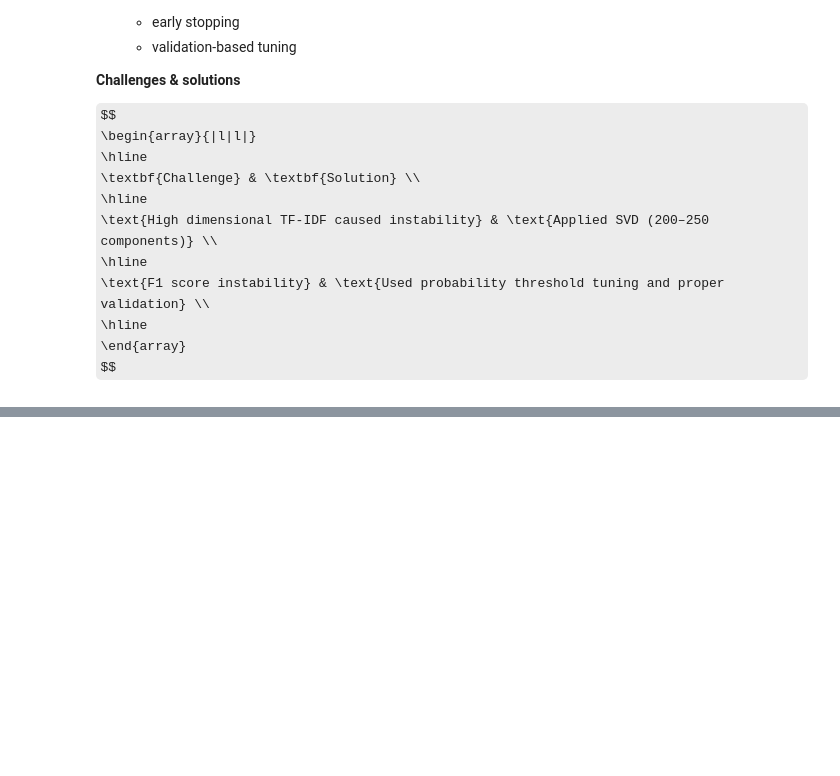
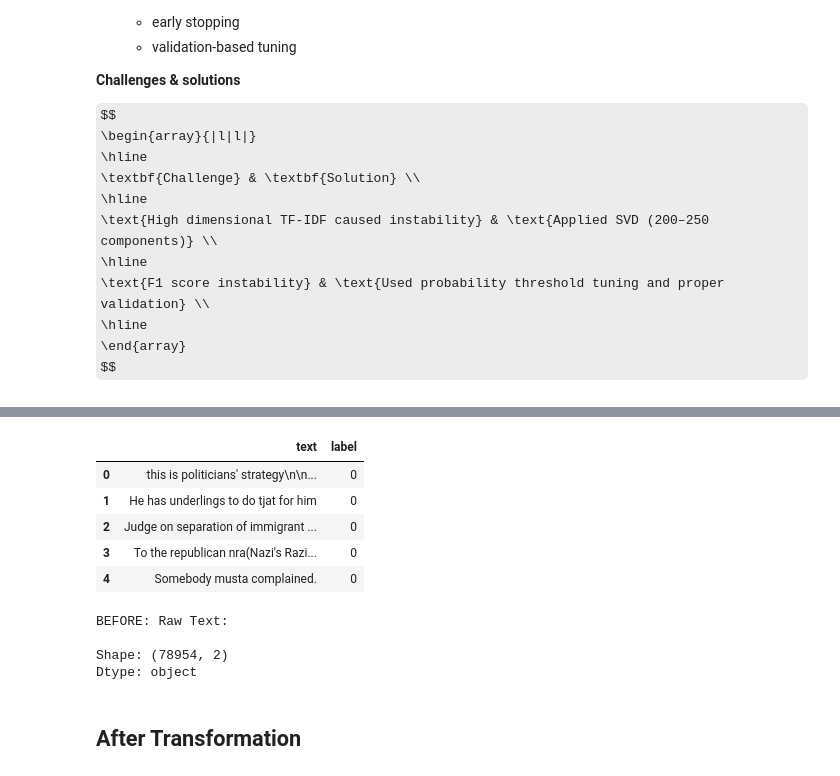
Before and after one commit to glenpaulson/toxicity-mining-nlp, a Jupyter notebook: Notebooks/Milestone_3/ToxicityMining_LightGBM.ipynb, the cells around one changed output, grey strips where cells are left out. Saved outputs shown, nothing was run; the diff lists cells and outputs as text; code cells hidden in the pictures; some formulas as TeX source; blank space fills up the shorter version.

```diff
--- a/Notebooks/Milestone_3/ToxicityMining_LightGBM.ipynb
+++ b/Notebooks/Milestone_3/ToxicityMining_LightGBM.ipynb
@@ -676,0 +687,23 @@ $$
+# %%
+import pandas as pd
+df_raw = pd.read_csv('/content/combined_model_dataset.csv')
+df_raw[['text', 'label']].head()
+# %% [output]
+|  | text | label |
+| 0 | this is politicians' strategy\n\n... | 0 |
+| 1 | He has underlings to do tjat for him | 0 |
+| 2 | Judge on separation of immigrant ... | 0 |
+| 3 | To the republican nra(Nazi's Razi... | 0 |
+| 4 | Somebody musta complained. | 0 |
+# %%
+df_raw = pd.read_csv('/content/combined_model_dataset.csv')
+print('BEFORE: Raw Text:')
+print('\nShape:', df_raw.shape)
+print('Dtype:', df_raw['text'].dtype)
+# %% [output]
+BEFORE: Raw Text:
+
+Shape: (78954, 2)
+Dtype: object
+# %% [markdown]
+## After Transformation
```
Also changed, not shown: parts of 9 cells of this notebook.
